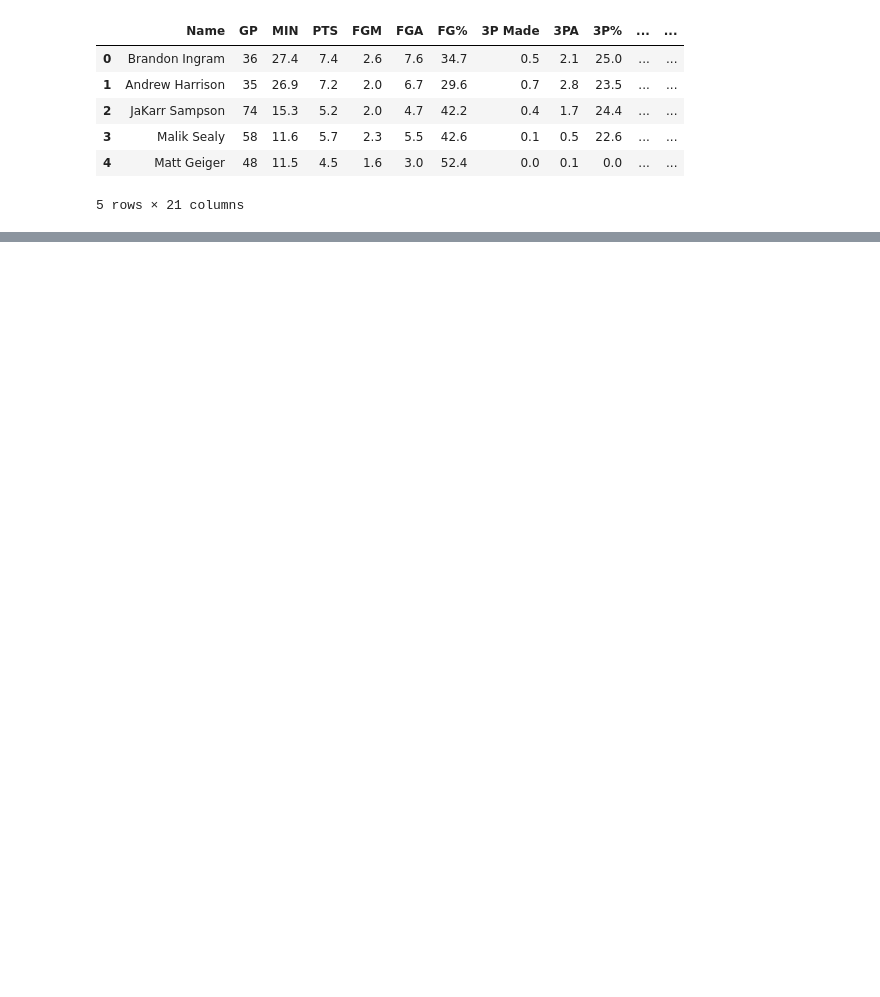
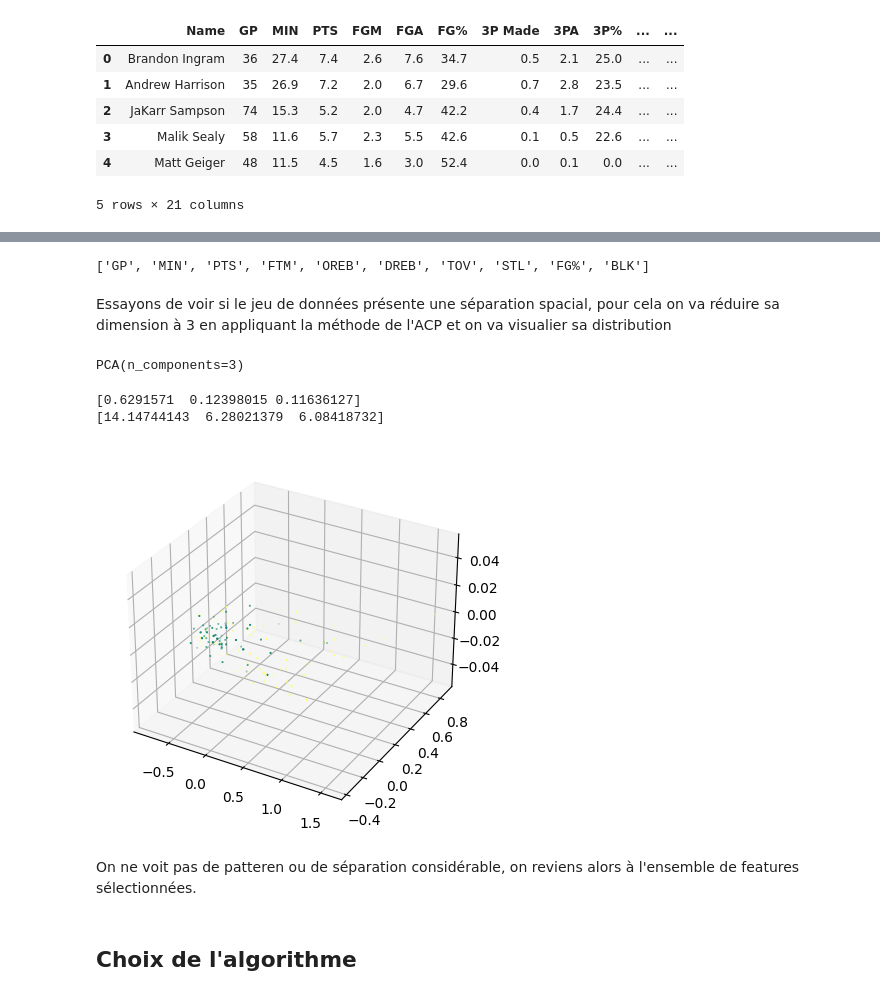
Before and after one commit to khadija-gharnati/NBA_player_investement_prediction, a Jupyter notebook: Analyse.ipynb, the cells around one changed output, grey strips where cells are left out. Cells and saved outputs as stored; diff of their text form; code cells hidden in the pictures; blank space fills up the shorter version.

```diff
--- a/Analyse.ipynb
+++ b/Analyse.ipynb
@@ -82,0 +167,4 @@ array([[0.43902439, 0.66992665, 0.26241135, ..., 0.16      , 0.1025641 ,
+# %%
+
+for index in sorted_indices:
+    print(f"{paramset[index]}: {selector.scores_[index]:.4f}")
@@ -82,0 +193,52 @@ array([[0.43902439, 0.66992665, 0.26241135, ..., 0.16      , 0.1025641 ,
+# %%
+selected_feats = []
+for index in sorted_indices:
+    if df[[paramset[index], 'TARGET_5Yrs']].corr()[paramset[index]]['TARGET_5Yrs'] >= 0.2 and selector.scores_[index] >= 10 and paramset[index] in mean_features:
+        selected_feats.append(paramset[index])
+selected_feats
+# %% [output]
+['GP', 'MIN', 'PTS', 'FTM', 'OREB', 'DREB', 'TOV', 'STL', 'FG%', 'BLK']
+# %% [markdown]
+Essayons de voir si le jeu de données présente une séparation spacial, pour cela on va réduire sa dimension à 3 en appliquant la méthode de l'ACP et on va visualier sa distribution
+# %%
+scaler = MinMaxScaler()
+X_train, X_test, y_train, y_test = train_test_split(df[selected_feats], labels, test_size=0.2)
+Sigma = scaler.fit_transform(X_train)
+P = PCA(3)
+P.fit(Sigma)
+P
+# %% [output]
+PCA(n_components=3)
+# %%
+# le % de l'infos qu'on préservé
+print(P.explained_variance_ratio_)
+# les valeurs propres associées
+print(P.singular_values_)
+# %% [output]
+[0.6291571  0.12398015 0.11636127]
+[14.14744143  6.28021379  6.08418732]
+# %%
+# Projection des données (DataApp) dans le nouvelle base de données
+DataAppPCA  = P.transform(Sigma)
+# Projection des données de test(DataTest) dans la nouvelle base de données
+DataTestPCA  = P.transform(scaler.transform(X_test))
+DataTestPCA= np.array(DataTestPCA)
+
+DataTestPCA = np.column_stack((DataTestPCA, y_test))
+# %%
+import matplotlib.pyplot as plt
+import numpy as np
+
+fig, ax = plt.subplots(subplot_kw={"projection": "3d"})
+
+
+
+surf = plt.scatter(DataTestPCA[:,0], DataTestPCA[:,1], DataTestPCA[:,2], c= y_test, cmap = 'summer', alpha= 1)
+
+plt.show()
+# %% [output]
+[figure, added]
+# %% [markdown]
+On ne voit pas de patteren ou de séparation considérable, on reviens alors à l'ensemble de features sélectionnées.
+# %% [markdown]
+## Choix de l'algorithme
```
Also changed, not shown: parts of 34 cells of this notebook, 6 other files.
